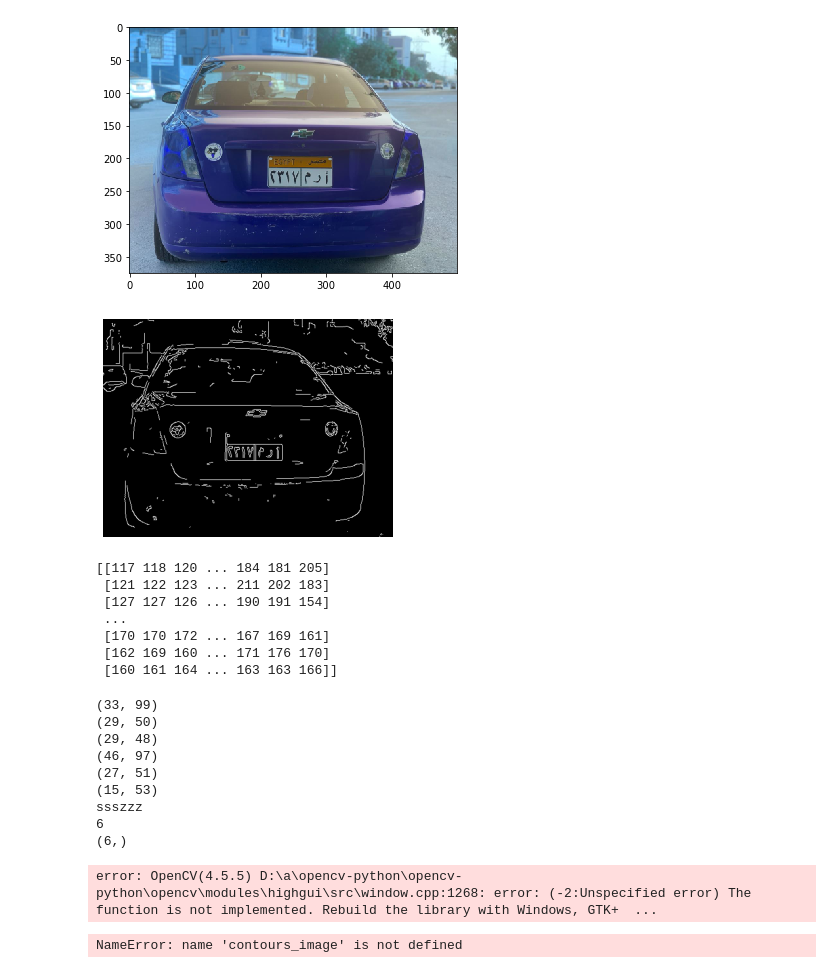
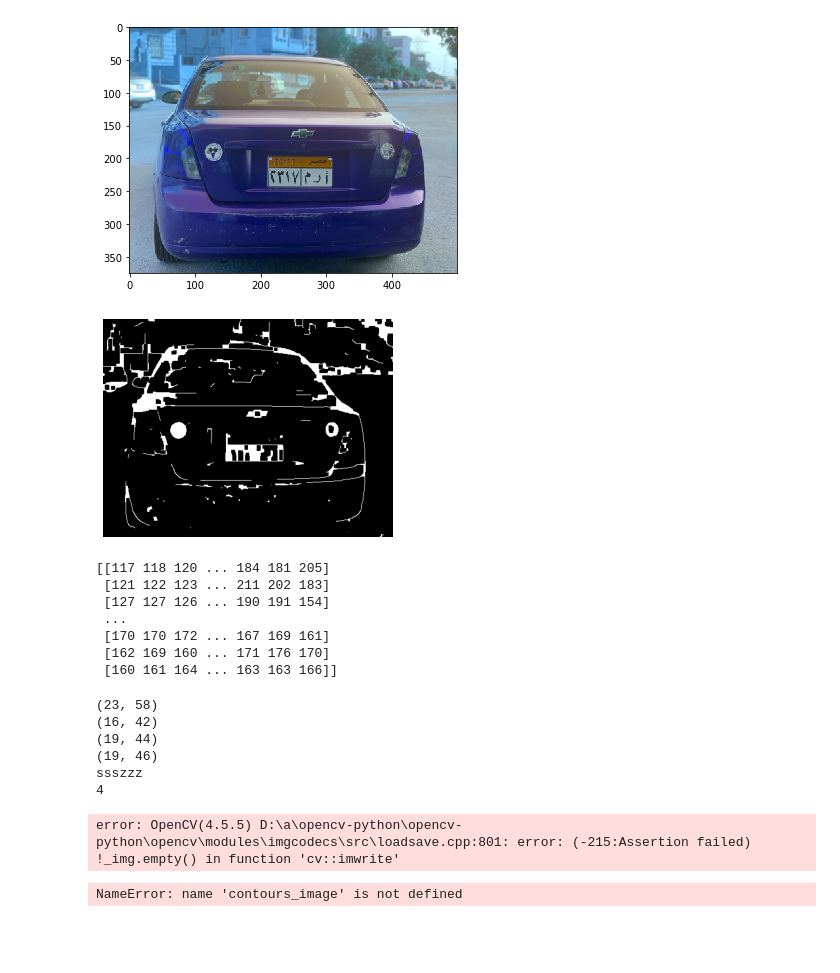
Before and after one commit to Yousif-Ahmed/License-Plate-RecognitionSystem, a Jupyter notebook: model.ipynb, the cells around one changed output. Saved outputs shown, nothing was run; the diff lists cells and outputs as text; code cells hidden in the pictures; blank space fills up the shorter version.

```diff
--- a/model.ipynb
+++ b/model.ipynb
@@ -30,35 +30,37 @@ def show_image (img):
     fig = plt.figure()
     plt.gray()
     plt.imshow(img)
     plt.axis('off')
     plt.show()
 
 def image_preprocessing (img):
     '''
         in this function we are going to applying different preprocessing
         techniques in the input image
 
         prams:
                 img
     '''
     gray= cv2.cvtColor(img , cv2.COLOR_BGR2GRAY)    # convert image to grayscale
    # gray = cv2.bilateralFilter(gray_img, 11, 17, 17)
     edged = cv2.Canny(gray, 170, 200)
 
     #equalized_image = equalize_adapthist(gray_img) # applaying histogram equalization
+    kernel = kernel = np.ones((6,6),np.uint8)
+    closing = cv2.morphologyEx(edged, cv2.MORPH_CLOSE, kernel)
 
     #edged = Sobel(gray) # applaying edge detection using sobel algorithm
     # we need to discuss the best way to get the best threshold
     #result = ((edged >0.1))  # convert image to binary using thresholding value
-    return edged , gray
+    return closing , gray
 
 
 preprocessed_img  , gray_img= image_preprocessing(img_data1)
 show_image(preprocessed_img)
 io.imsave('result1.jpg' , preprocessed_img)
 print(gray_img)
 # %% [output]
-[figure, old version]
+[figure, new version]
 [[117 118 120 ... 184 181 205]
  [121 122 123 ... 211 202 183]
  [127 127 126 ... 190 191 154]
@@ -82,7 +84,7 @@ def edge_img_processing(edge_img , img ):
         area = w *h
         aspect_ratio = w/h
 
-        if (1.5< aspect_ratio < 4 and area >650 and area < 5000 ):
+        if (1.5< aspect_ratio < 4 and area >650 and area < 5000):
         #if (1.4< aspect_ratio < 3.1  and area >500):
                 plate = img[y:y+h, x:x+w]
                 #plate[(plate>=100)] = 255
@@ -121,16 +123,13 @@ print(np.array(plates).shape)
 cv2.imshow('plates' , img)
 cv2.waitKey()
 # %% [output]
-(33, 99)
-(29, 50)
-(29, 48)
-(46, 97)
-(27, 51)
-(15, 53)
+(23, 58)
+(16, 42)
+(19, 44)
+(19, 46)
 ssszzz
-6
-(6,)
+4
-error: OpenCV(4.5.5) D:\a\opencv-python\opencv-python\opencv\modules\highgui\src\window.cpp:1268: error: (-2:Unspecified error) The function is not implemented. Rebuild the library with Windows, GTK+  ...
+error: OpenCV(4.5.5) D:\a\opencv-python\opencv-python\opencv\modules\imgcodecs\src\loadsave.cpp:801: error: (-215:Assertion failed) !_img.empty() in function 'cv::imwrite'
 # %%
 def contours_evaluation(contour):
     pass
```
Also changed, not shown: 12 other files.
